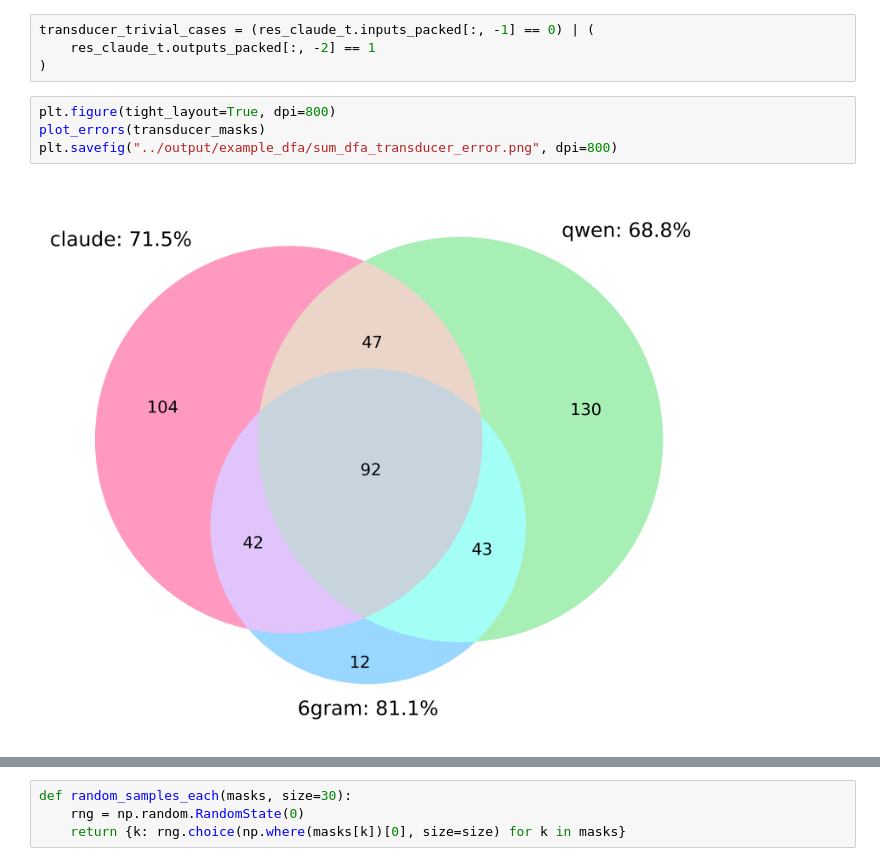
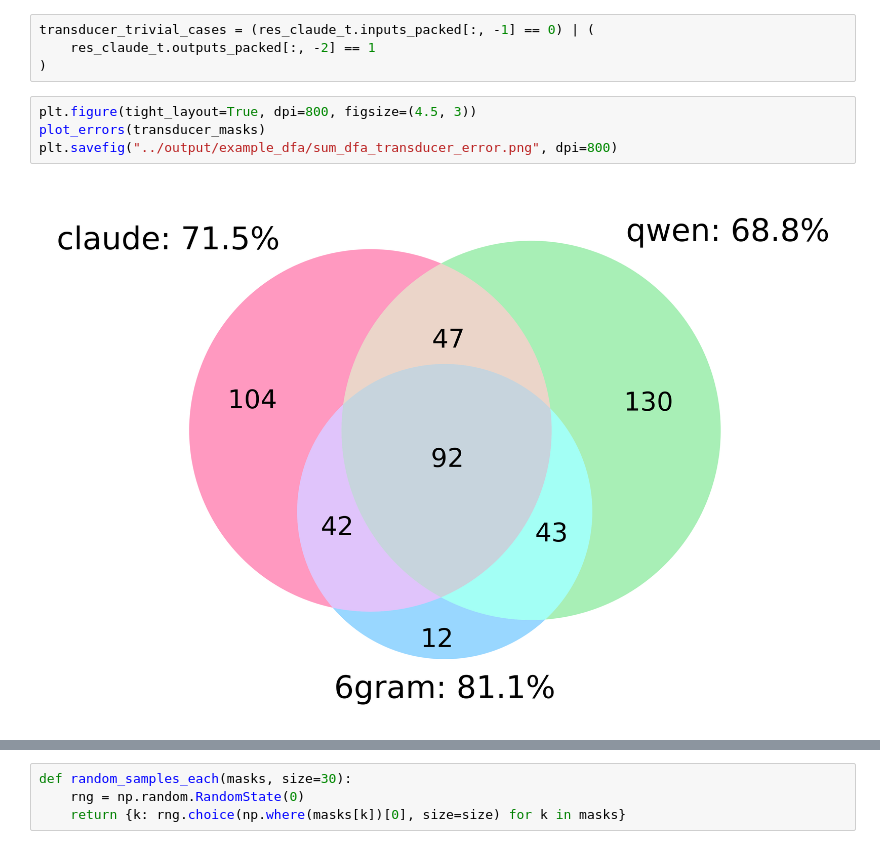
Before and after one commit to kavigupta/evallm, a Jupyter notebook: notebooks/illustrative-example.ipynb, the cells around one changed output, grey strips where cells are left out. Drawn from its saved outputs; the diff is of its cells as text.

```diff
--- a/notebooks/illustrative-example.ipynb
+++ b/notebooks/illustrative-example.ipynb
@@ -88,9 +90,9 @@ transducer_trivial_cases = (res_claude_t.inputs_packed[:, -1] == 0) | (
     res_claude_t.outputs_packed[:, -2] == 1
 )
 # %%
-plt.figure(tight_layout=True, dpi=800)
+plt.figure(tight_layout=True, dpi=800, figsize=(4.5, 3))
 plot_errors(transducer_masks)
 plt.savefig("../output/example_dfa/sum_dfa_transducer_error.png", dpi=800)
 # %% [output]
-[figure, old version]
+[figure, new version]
 # %%
```
Also changed, not shown: parts of 7 cells of this notebook, 2 other files.
